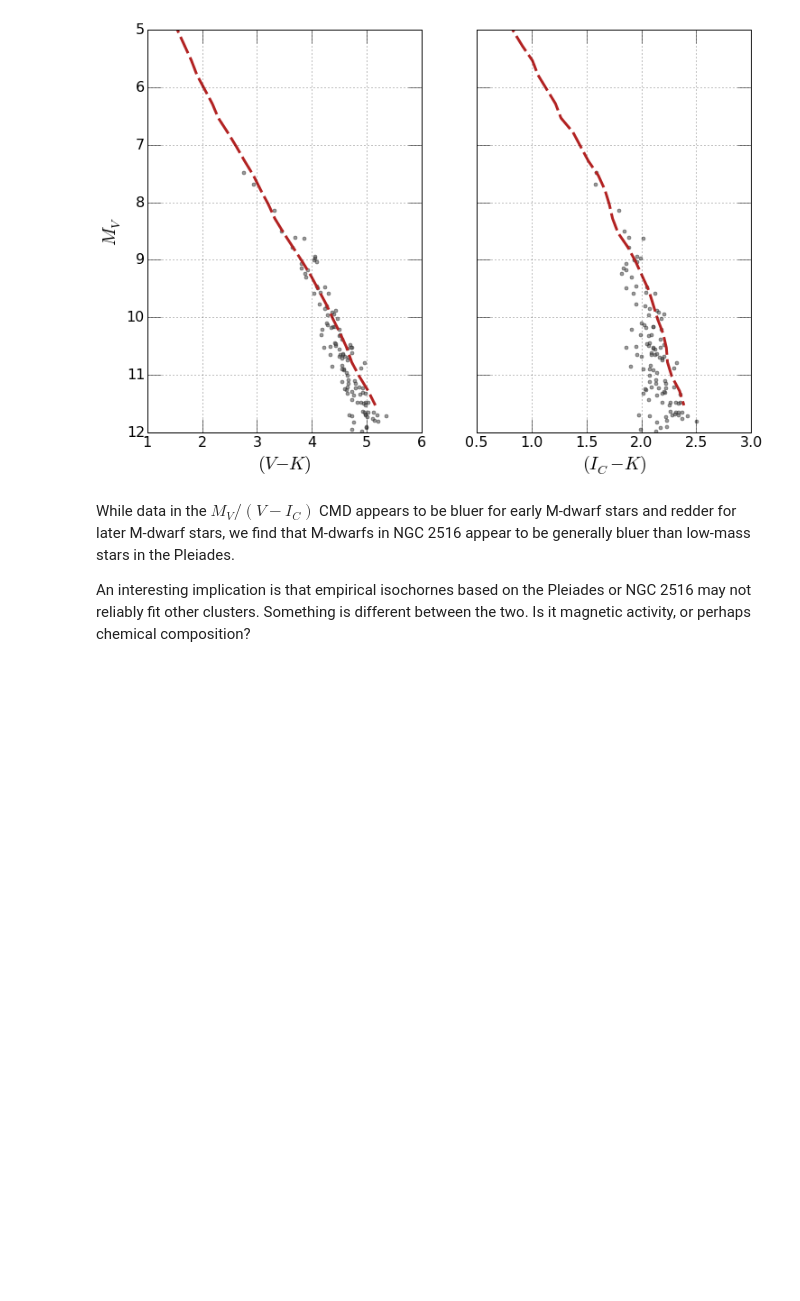
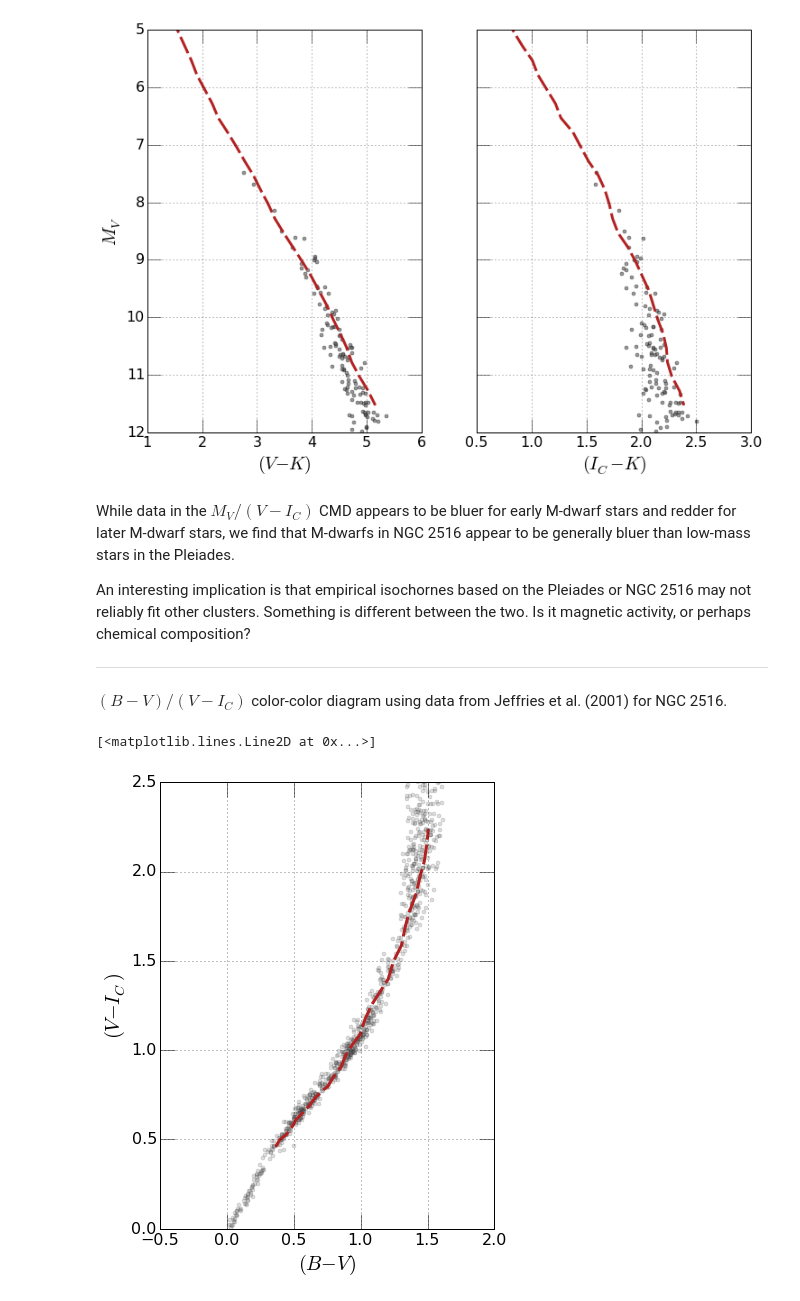
Before and after one commit to gfeiden/Notebook, a Jupyter notebook: Projects/ngc2516_spots/ngc2516_vs_pleiades.ipynb, the cells around one changed output. Drawn from its saved outputs; the diff is of its cells as text; code cells hidden in the pictures; blank space fills up the shorter version.

```diff
--- a/Projects/ngc2516_spots/ngc2516_vs_pleiades.ipynb
+++ b/Projects/ngc2516_spots/ngc2516_vs_pleiades.ipynb
@@ -100,3 +106,24 @@ ax[1].plot(iso_emp_k14[:, 3] - iso_emp_k14[:, 2] - pl_eik, iso_emp_k14[:, 0] - p
 While data in the $M_V/(V-I_C)$ CMD appears to be bluer for early M-dwarf stars and redder for later M-dwarf stars, we find that M-dwarfs in NGC 2516 appear to be generally bluer than low-mass stars in the Pleiades.
 
 An interesting implication is that empirical isochornes based on the Pleiades or NGC 2516 may not reliably fit other clusters. Something is different between the two. Is it magnetic activity, or perhaps chemical composition?
+
+---
+
+$(B-V)/(V-I_C)$ color-color diagram using data from Jeffries et al. (2001) for NGC 2516.
+# %%
+fig, ax = plt.subplots(1, 1, figsize=(6., 8.))
+
+ax.grid(True)
+ax.tick_params(which='major', axis='both', length=15., labelsize=16.)
+ax.set_xlim(-0.5, 2.0)
+ax.set_ylim( 0.0, 2.5)
+ax.set_ylabel('$(V - I_C)$', fontsize=20.)
+ax.set_xlabel('$(B - V)$', fontsize=20.)
+
+ax.plot(jeffr01[:,4] - ng_ebv, jeffr01[:,5] - ng_evi,
+            'o', markersize=4.0, c='#555555', alpha=0.2)
+ax.plot(iso_emp_k14[:, 1] - pl_ebv, iso_emp_k14[:, 2] - pl_evi,
+               dashes=(20., 5.), lw=3, c='#b22222')
+# %% [output]
+[<matplotlib.lines.Line2D at 0x...>]
+[figure, added]
```
Also changed, not shown: parts of 7 cells of this notebook.
